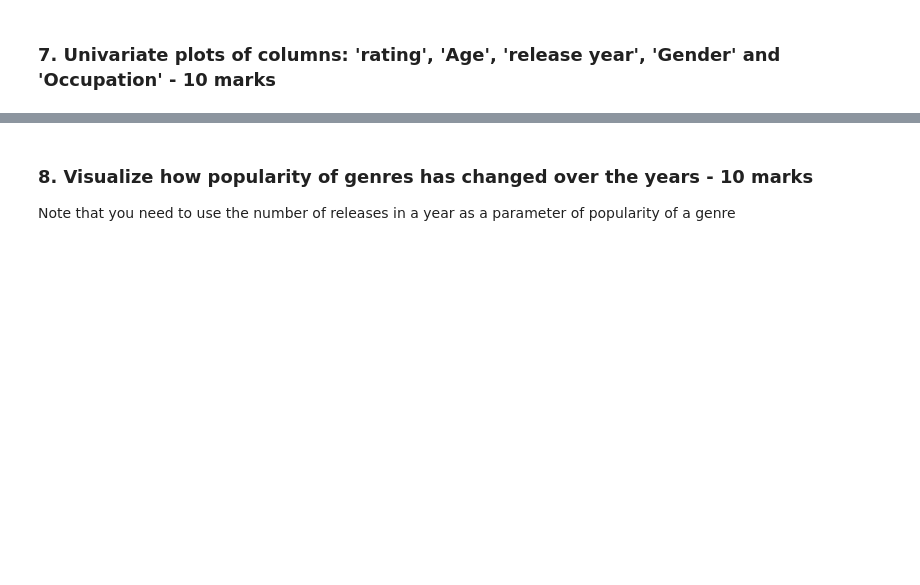
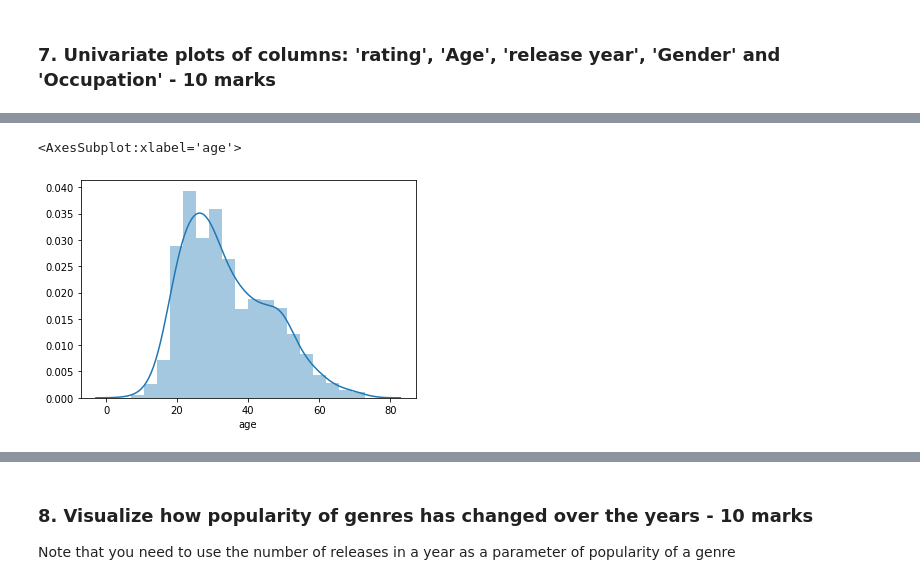
Before and after one commit to laurenalexandra999/Movie-Lens-Analysis, a Jupyter notebook: MovieLens Project Questions.ipynb, the cells around one changed output, grey strips where cells are left out. Saved outputs shown, nothing was run; the diff lists cells and outputs as text; code cells hidden in the pictures; blank space fills up the shorter version.

Commit message:
univariate plots

```diff
--- a/MovieLens Project Questions.ipynb
+++ b/MovieLens Project Questions.ipynb
@@ -258,0 +261,6 @@ print(a[-5:])
+# %%
+age = user['age']
+sns.distplot(age)
+# %% [output]
+<AxesSubplot:xlabel='age'>
+[figure, added]
```
Also changed, not shown: parts of 6 cells of this notebook.
